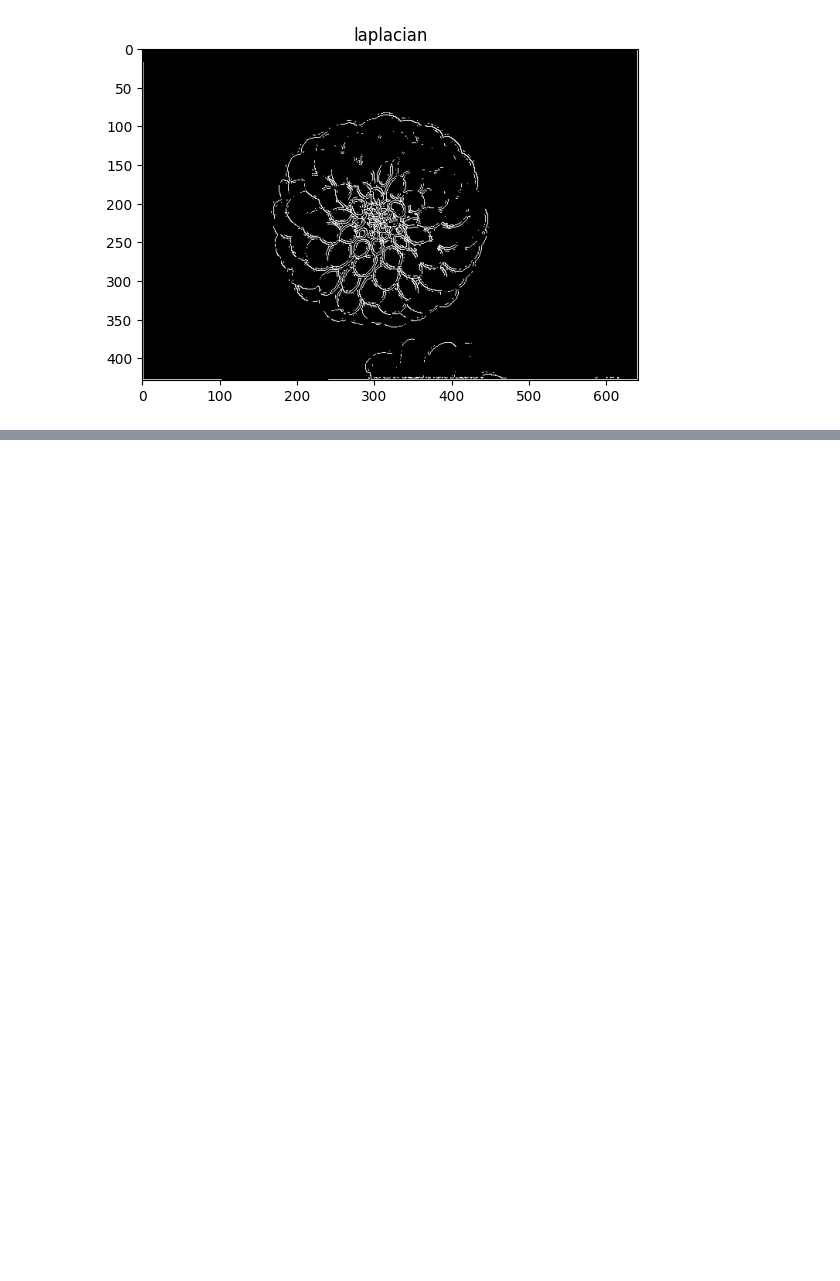
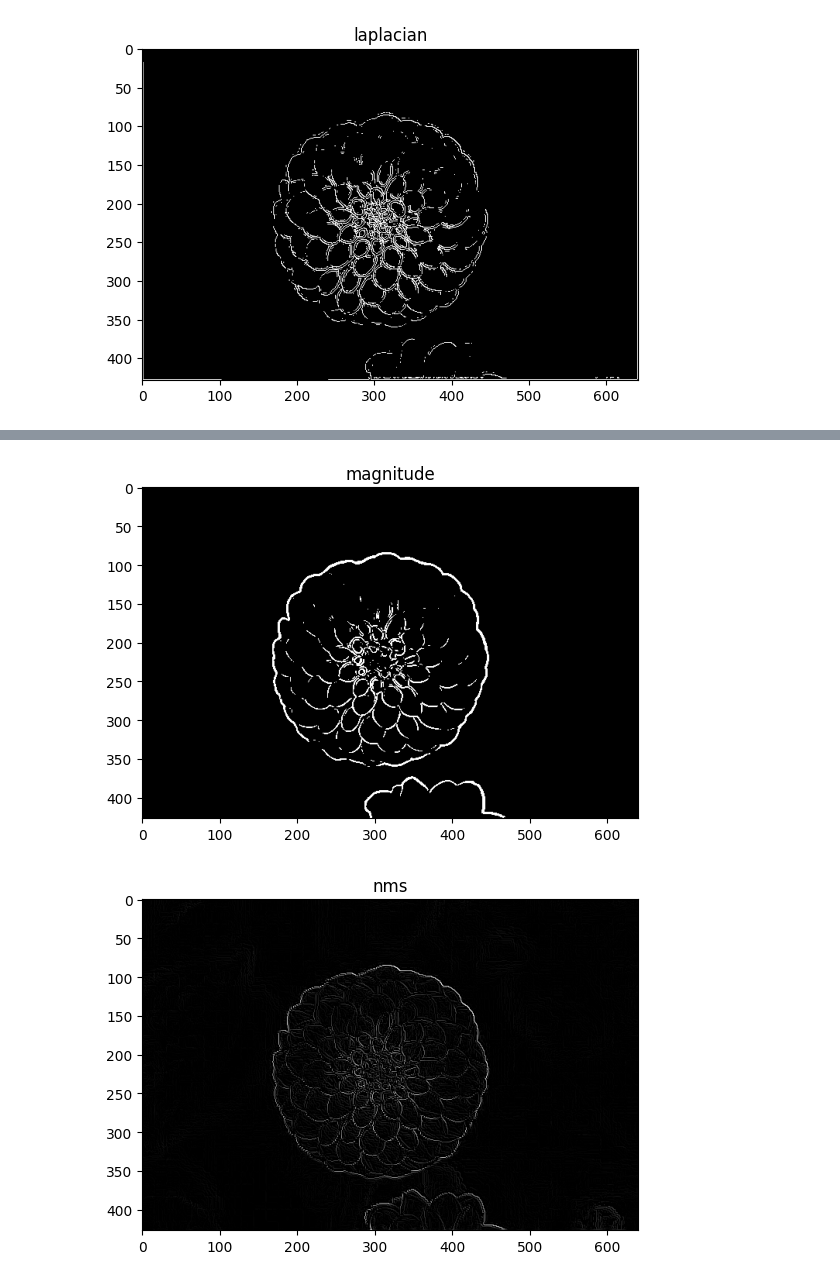
Before and after one commit to York-Citynew/edge_detection, a Jupyter notebook: edge_detection.ipynb, the cells around one changed output, grey strips where cells are left out. Drawn from its saved outputs; the diff is of its cells as text; code cells hidden in the pictures; blank space fills up the shorter version.

```diff
--- a/edge_detection.ipynb
+++ b/edge_detection.ipynb
@@ -143,0 +148,39 @@ plt.imshow(Canny(image,40,300), 'gray')
+# %%
+rgb = plt.imread('flower.jpg')
+rgb_b = medianBlur(rgb, 3)
+max_grad = np.zeros(rgb.shape[:2], np.float32)
+for i in range(rgb.shape[2]):
+    ch = rgb_b[:,:,i]
+    max_grad = np.maximum(max_grad, np.sqrt(Sobel(ch, CV_64F, 1, 0)**2 + Sobel(ch, CV_64F, 0, 1)**2))
+
+plt.title('magnitude')
+plt.imshow(max_grad > np.max(max_grad) * .3, 'gray')
+plt.show()
+
+rows, cols = max_grad.shape
+
+for i in range(1, rows - 1):
+    for j in range(1, cols - 1):
+        angle = g_angle[i,j]
+        q = [0, 0]
+        if (-np.pi/8 <= angle < np.pi/8) or (7*np.pi/8 <= angle):
+            q[0] = max_grad[i,j+1]
+            q[1] = max_grad[i,j-1]
+        elif (np.pi/8 <= angle < 3*np.pi/8):
+            q[0] = max_grad[i+1,j+1]
+            q[1] = max_grad[i-1,j-1]
+        elif (3*np.pi/8 <= angle < 5*np.pi/8):
+            q[0] = max_grad[i+1,j]
+            q[1] = max_grad[i-1,j]
+        else:
+            q[0] = max_grad[i-1,j+1]
+            q[1] = max_grad[i+1,j-1]
+
+        if max_grad[i,j] < max(*q):
+            max_grad[i,j] = 0
+plt.title('nms')
+plt.imshow(max_grad,'gray')
+plt.show()
+# %% [output]
+[figure, added]
+[figure, added]
```
Also changed, not shown: parts of 3 cells of this notebook.
